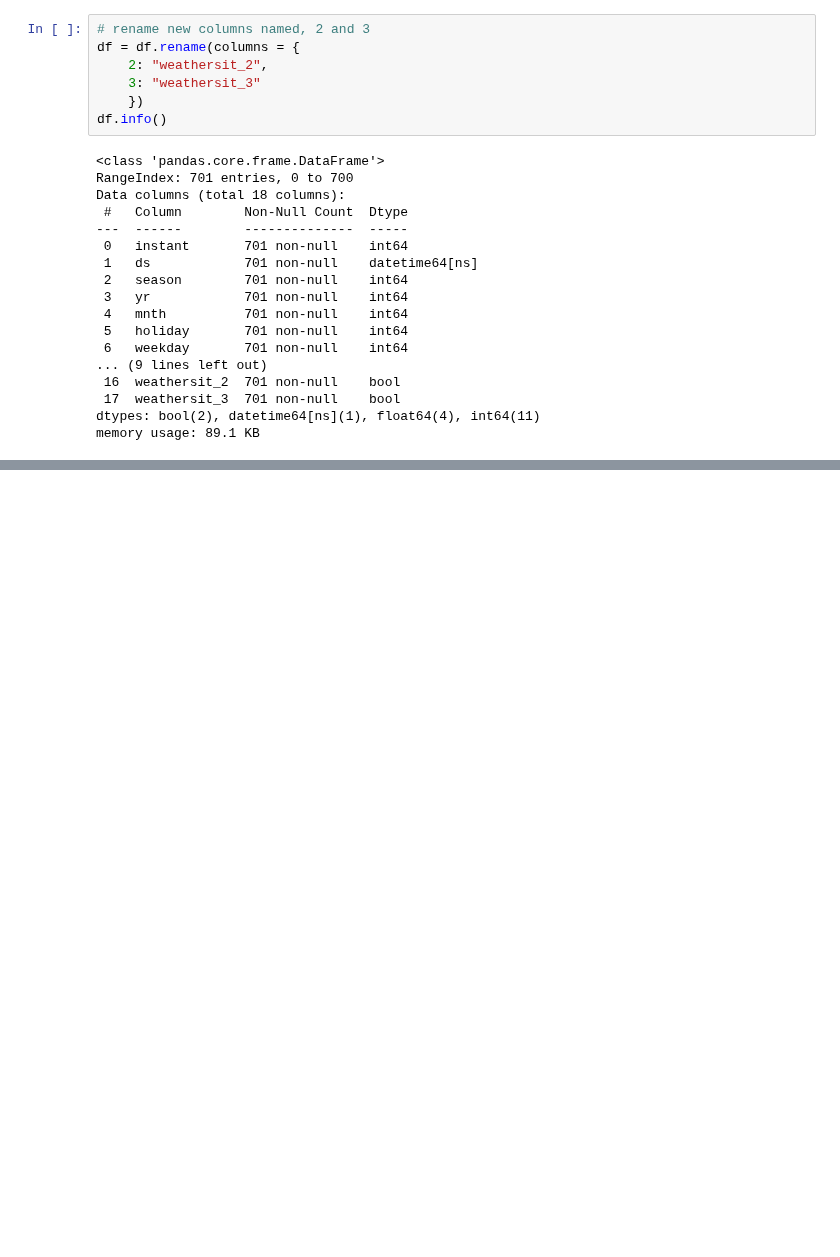
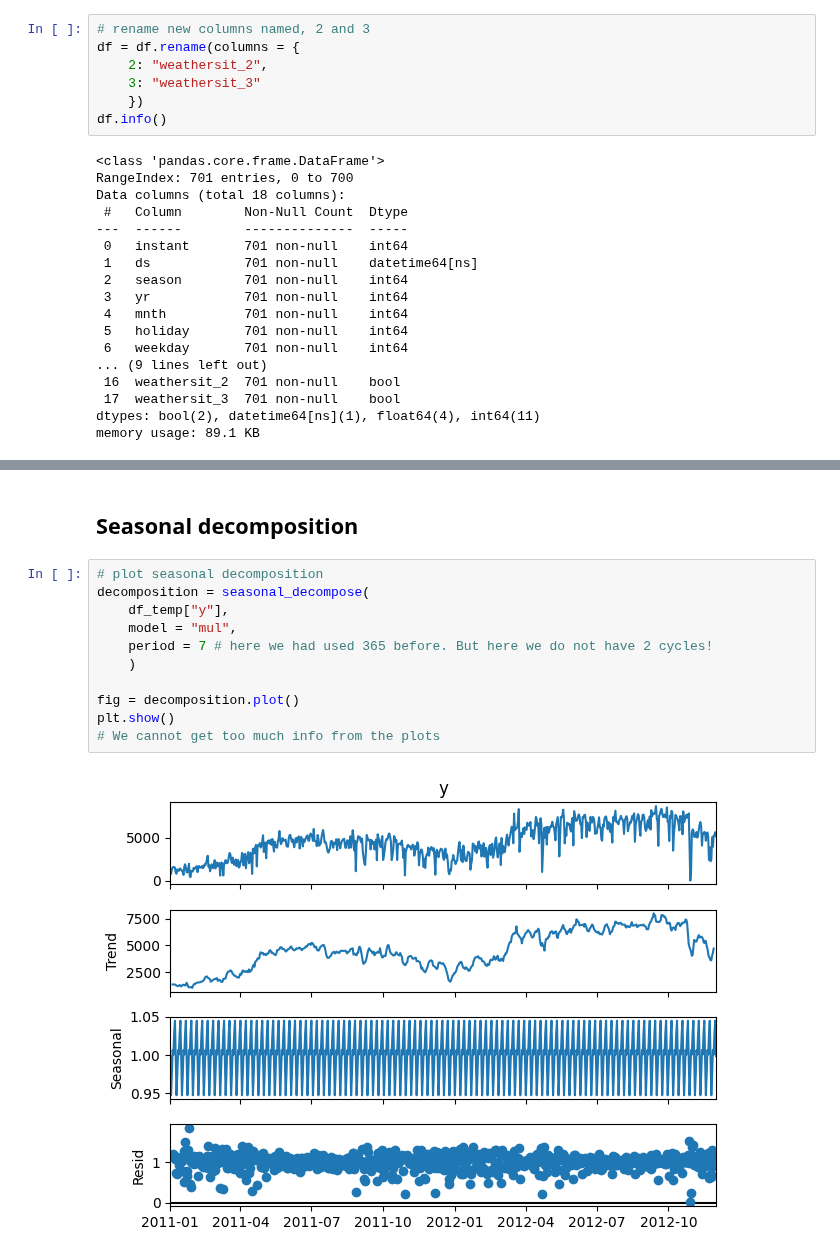
Before and after one commit to rizaho/ml_for_financial_analysis, a Jupyter notebook: 201_4_FACEBOOK_PROPHET.ipynb, the cells around one changed output, grey strips where cells are left out. Saved outputs shown, nothing was run; the diff lists cells and outputs as text; blank space fills up the shorter version.

```diff
--- a/201_4_FACEBOOK_PROPHET.ipynb
+++ b/201_4_FACEBOOK_PROPHET.ipynb
@@ -131,0 +195,15 @@ df.head()
+# %% [markdown]
+## Seasonal decomposition
+# %%
+# plot seasonal decomposition
+decomposition = seasonal_decompose(
+    df_temp["y"],
+    model = "mul",
+    period = 7 # here we had used 365 before. But here we do not have 2 cycles!
+    )
+
+fig = decomposition.plot()
+plt.show()
+# We cannot get too much info from the plots
+# %% [output]
+[figure, added]
```
Also changed, not shown: parts of 15 cells of this notebook.
